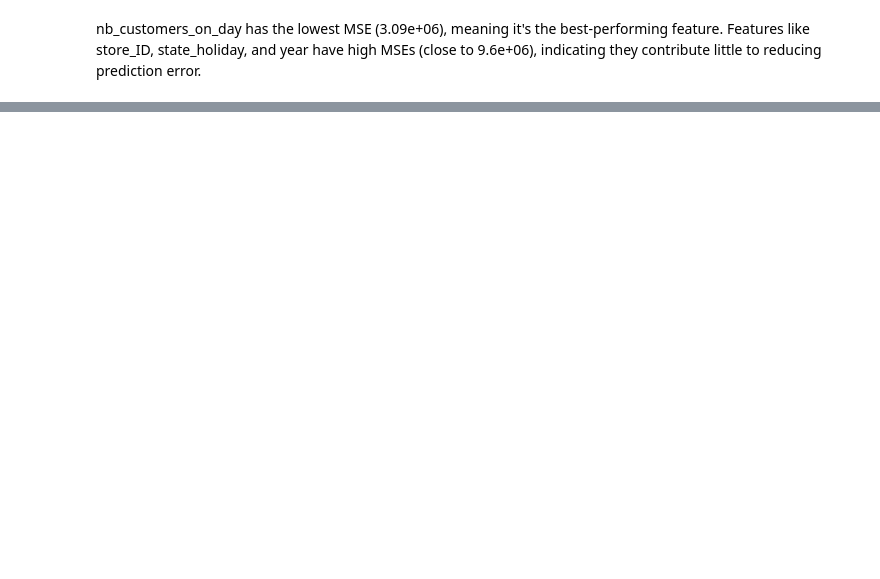
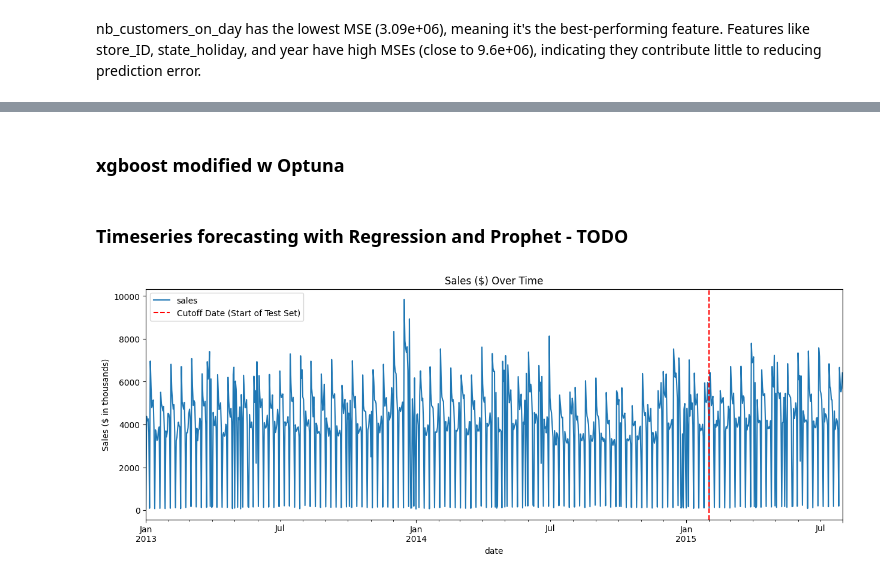
Before and after one commit to dbigman/nbs-5-master, a Jupyter notebook: ironkaggle/ironkaggle.ipynb, the cells around one changed output, grey strips where cells are left out. Drawn from its saved outputs; the diff is of its cells as text; code cells hidden in the pictures; blank space fills up the shorter version.

```diff
--- a/ironkaggle/ironkaggle.ipynb
+++ b/ironkaggle/ironkaggle.ipynb
@@ -617,0 +721,2 @@ print(f"R-squared (R²): {r2:.2f}")
+# %% [markdown]
+### xgboost modified w Optuna
@@ -617,0 +854,2 @@ print(f"R-squared (R²): {r2:.2f}")
+# %% [markdown]
+### Timeseries forecasting with Regression and Prophet - TODO
@@ -617,0 +899,50 @@ print(f"R-squared (R²): {r2:.2f}")
+# %%
+# Split the data, we will use the last 6 months as our dataset.
+# Get the most recent date in the dataset
+last_date = sales_by_date_df.index.max()
+
+# Calculate the cutoff date for the last 6 months in the dataset
+cutOffDate = last_date - timedelta(days=6 * 30)  # Approximate 6 months (30 days/month)
+# print(f"Cutoff Date for Last 6 Months: {cutOffDate}")
+
+# Split the data into train and test sets
+train = sales_by_date_df.loc[sales_by_date_df.index < cutOffDate]  # All dates before the last 6 months
+test = sales_by_date_df.loc[sales_by_date_df.index >= cutOffDate]  # Last 6 months of data
+
+# print(f"Train size: {len(train)} rows, Test size: {len(test)} rows")
+
+# Define a function to format the y-axis in thousands
+def format_y_axis(x, _):
+    return f'{x / 1000:.0f}'
+
+# Plot the data with the split
+fig, ax = plt.subplots(figsize=(15, 5))
+sales_by_date_df[["sales"]].plot(style="-", ax=ax, title="Sales ($) Over Time")
+ax.set_ylabel('Sales ($ in thousands)')
+
+# Format the y-axis
+ax.yaxis.set_major_formatter(FuncFormatter(format_y_axis))
+
+# Add a vertical red line for the cutoff date
+plt.axvline(x=cutOffDate, color='r', linestyle='--', label='Cutoff Date (Start of Test Set)')
+plt.legend()
+plt.show()
+
+#  func to show the error betwne the actual value and predicted value as a percentage
+def meanAbsolutErrorAaPercentage(real, predicted):
+    real = np.array(real)
+    predicted = np.array(predicted)
+
+    return np.mean(np.abs((real - predicted) / real)) * 100
+
+# define features and target as separate arrays
+FEATURES = ["day_of_week", "quarter", "month", "year", "day_of_year"]
+TARGET = "sales"
+
+X_train = train[FEATURES]
+y_train = train[TARGET]
+
+X_test = test[FEATURES]
+y_test = test[TARGET]
+# %% [output]
+[figure, added]
```
Also changed, not shown: parts of 39 cells of this notebook, 20 other files.
